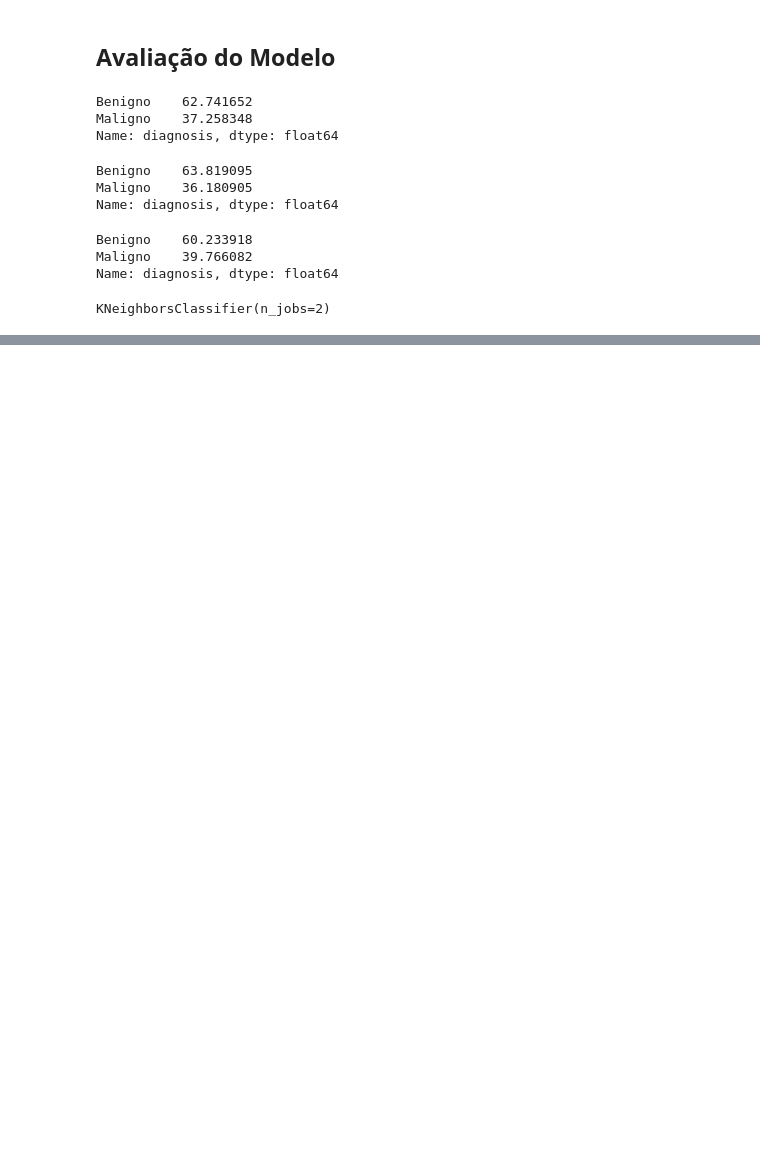
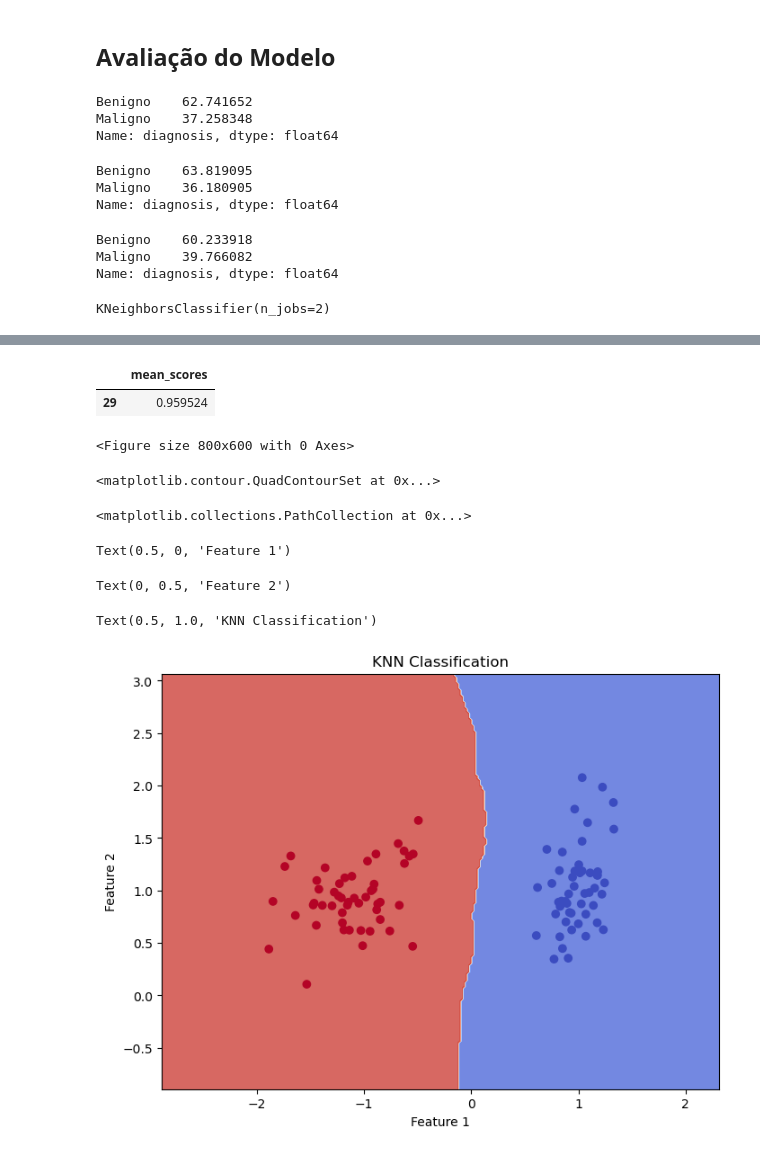
Before and after one commit to Marcelo-Maia-Dev/prevencao-cc-mama, a Jupyter notebook: Prevencao-cc-mama.ipynb, the cells around one changed output, grey strips where cells are left out. Cells and saved outputs as stored; diff of their text form; code cells hidden in the pictures; blank space fills up the shorter version.

```diff
--- a/Prevencao-cc-mama.ipynb
+++ b/Prevencao-cc-mama.ipynb
@@ -161,0 +155,26 @@ ascending = False).head(1)
+# %%
+pd.DataFrame(data = cv_scores,
+index = valores_k,
+columns = ['mean_scores']).sort_values(by = 'mean_scores',
+ascending = False).head(1)
+# %% [output]
+|  | mean_scores |
+| 29 | 0.959524 |
+# %%
+
+# plotar o gráfico
+plt.figure(figsize=(8, 6))
+plt.contourf(xx, yy, Z, cmap=plt.cm.coolwarm, alpha=0.8)
+plt.scatter(X[:, 0], X[:, 1], c=y, cmap=plt.cm.coolwarm)
+plt.xlabel('Feature 1')
+plt.ylabel('Feature 2')
+plt.title('KNN Classification')
+plt.show()
+# %% [output]
+<Figure size 800x600 with 0 Axes>
+<matplotlib.contour.QuadContourSet at 0x...>
+<matplotlib.collections.PathCollection at 0x...>
+Text(0.5, 0, 'Feature 1')
+Text(0, 0.5, 'Feature 2')
+Text(0.5, 1.0, 'KNN Classification')
+[figure, added]
```
Also changed, not shown: parts of 14 cells of this notebook.
